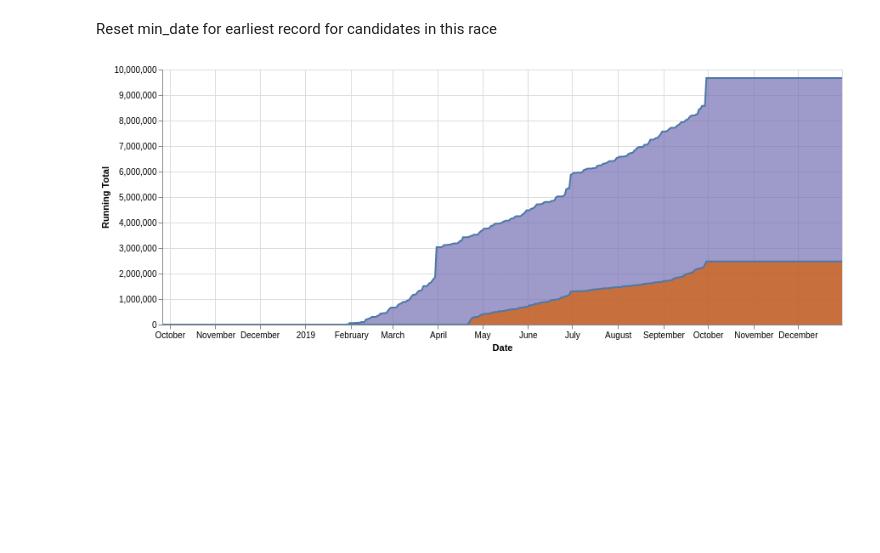
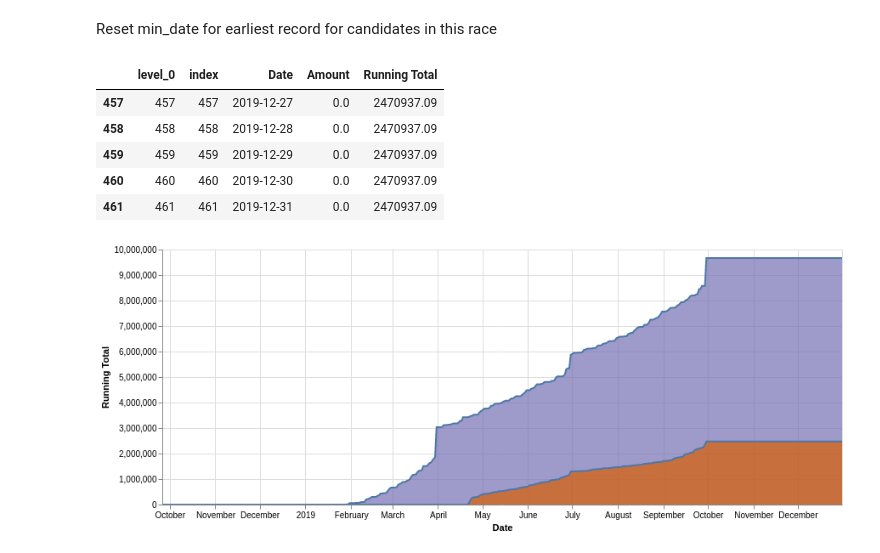
Before and after one commit to nemo-omen/tx-politics, a Jupyter notebook: ContsOverTime.ipynb, the cells around one changed output. Saved outputs shown, nothing was run; the diff lists cells and outputs as text; code cells hidden in the pictures; blank space fills up the shorter version.

```diff
--- a/ContsOverTime.ipynb
+++ b/ContsOverTime.ipynb
@@ -152,15 +152,23 @@ hegar = hegar.reindex(idx_senate, fill_value=0).rename_axis('Date')
 # %%
 cornyn_amount_series = pd.Series(cornyn['Amount'])
 hegar_amount_series = pd.Series(hegar['Amount'])
 
 c_cuml = cornyn_amount_series.cumsum()
 heg_cuml = hegar_amount_series.cumsum()
 
 cornyn['Running Total'] = c_cuml
 hegar['Running Total'] = heg_cuml
 
 cornyn.reset_index(inplace=True)
 hegar.reset_index(inplace=True)
+hegar.tail()
+# %% [output]
+|  | level_0 | index | Date | Amount | Running Total |
+| 457 | 457 | 457 | 2019-12-27 | 0.0 | 2470937.09 |
+| 458 | 458 | 458 | 2019-12-28 | 0.0 | 2470937.09 |
+| 459 | 459 | 459 | 2019-12-29 | 0.0 | 2470937.09 |
+| 460 | 460 | 460 | 2019-12-30 | 0.0 | 2470937.09 |
+| 461 | 461 | 461 | 2019-12-31 | 0.0 | 2470937.09 |
 # %%
 co_chart = alt.Chart(cornyn, width=800).mark_area(
     color='#7570B3',
```
Also changed, not shown: parts of 3 cells of this notebook.
